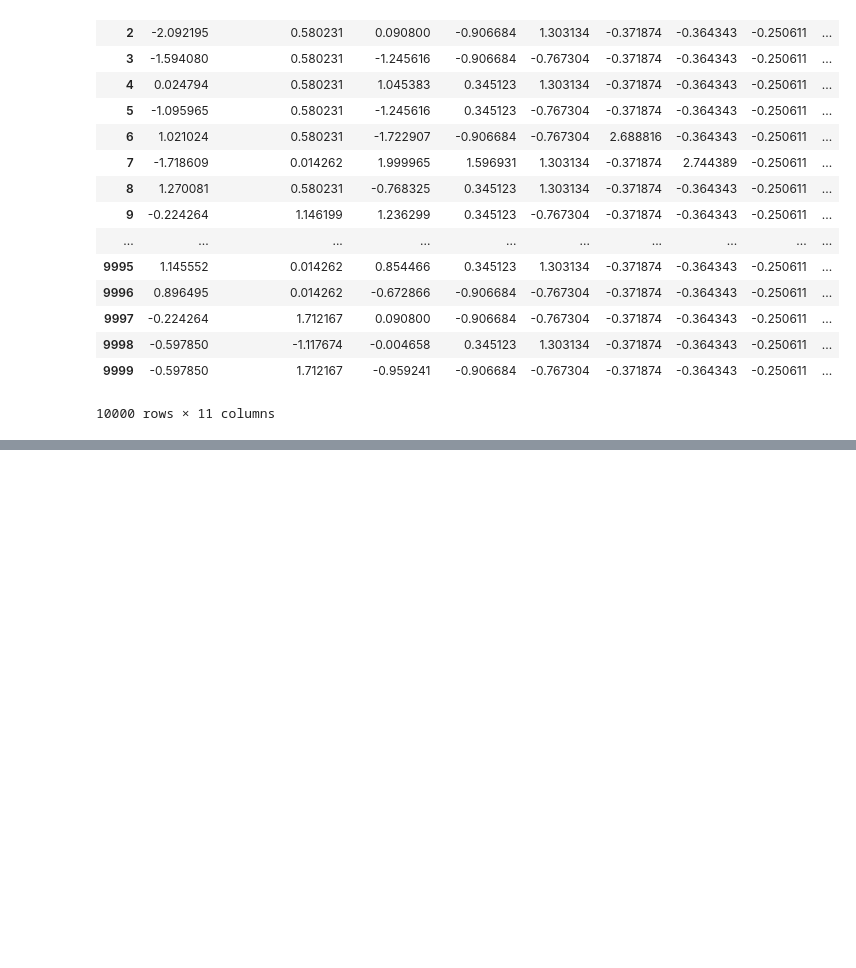
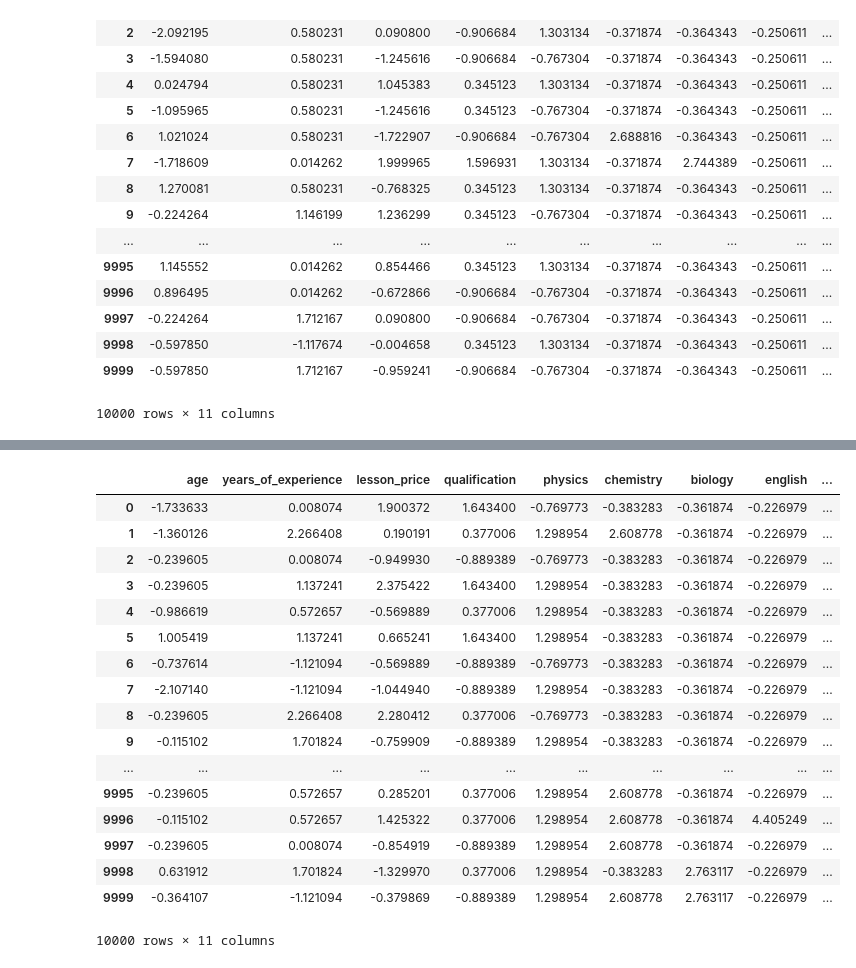
Before and after one commit to SeredinGs/algorithms, a Jupyter notebook: course/Final.ipynb, the cells around one changed output, grey strips where cells are left out. Saved outputs shown, nothing was run; the diff lists cells and outputs as text; code cells hidden in the pictures; blank space fills up the shorter version.

```diff
--- a/course/Final.ipynb
+++ b/course/Final.ipynb
@@ -369,0 +401,3 @@ print(f'Точность случайного леса из {n_trees} дерев
+# %%
+test_dataset = pd.read_csv('./data/test.csv', sep=',')
+test_dataset.head()
@@ -369,0 +429,3 @@ print(f'Точность случайного леса из {n_trees} дерев
+# %%
+test_dataset = test_dataset.drop(['Id'], axis=1)
+test_dataset.head()
@@ -369,0 +439,22 @@ print(f'Точность случайного леса из {n_trees} дерев
+# %%
+test_data = custom_StandardScaler(test_dataset)
+test_data
+# %% [output]
+|  | age | years_of_experience | lesson_price | qualification | physics | chemistry | biology | english | ... |
+| 0 | -1.733633 | 0.008074 | 1.900372 | 1.643400 | -0.769773 | -0.383283 | -0.361874 | -0.226979 | ... |
+| 1 | -1.360126 | 2.266408 | 0.190191 | 0.377006 | 1.298954 | 2.608778 | -0.361874 | -0.226979 | ... |
+| 2 | -0.239605 | 0.008074 | -0.949930 | -0.889389 | -0.769773 | -0.383283 | -0.361874 | -0.226979 | ... |
+| 3 | -0.239605 | 1.137241 | 2.375422 | 1.643400 | 1.298954 | -0.383283 | -0.361874 | -0.226979 | ... |
+| 4 | -0.986619 | 0.572657 | -0.569889 | 0.377006 | 1.298954 | -0.383283 | -0.361874 | -0.226979 | ... |
+| 5 | 1.005419 | 1.137241 | 0.665241 | 1.643400 | 1.298954 | -0.383283 | -0.361874 | -0.226979 | ... |
+| 6 | -0.737614 | -1.121094 | -0.569889 | -0.889389 | -0.769773 | -0.383283 | -0.361874 | -0.226979 | ... |
+| 7 | -2.107140 | -1.121094 | -1.044940 | -0.889389 | 1.298954 | -0.383283 | -0.361874 | -0.226979 | ... |
+| 8 | -0.239605 | 2.266408 | 2.280412 | 0.377006 | -0.769773 | -0.383283 | -0.361874 | -0.226979 | ... |
+| 9 | -0.115102 | 1.701824 | -0.759909 | -0.889389 | 1.298954 | -0.383283 | -0.361874 | -0.226979 | ... |
+| ... | ... | ... | ... | ... | ... | ... | ... | ... | ... |
+| 9995 | -0.239605 | 0.572657 | 0.285201 | 0.377006 | 1.298954 | 2.608778 | -0.361874 | -0.226979 | ... |
+| 9996 | -0.115102 | 0.572657 | 1.425322 | 0.377006 | 1.298954 | 2.608778 | -0.361874 | 4.405249 | ... |
+| 9997 | -0.239605 | 0.008074 | -0.854919 | -0.889389 | 1.298954 | 2.608778 | -0.361874 | -0.226979 | ... |
+| 9998 | 0.631912 | 1.701824 | -1.329970 | 0.377006 | 1.298954 | -0.383283 | 2.763117 | -0.226979 | ... |
+| 9999 | -0.364107 | -1.121094 | -0.379869 | -0.889389 | 1.298954 | 2.608778 | 2.763117 | -0.226979 | ... |
+10000 rows × 11 columns
```
Also changed, not shown: parts of 49 cells of this notebook, 1 other file.
